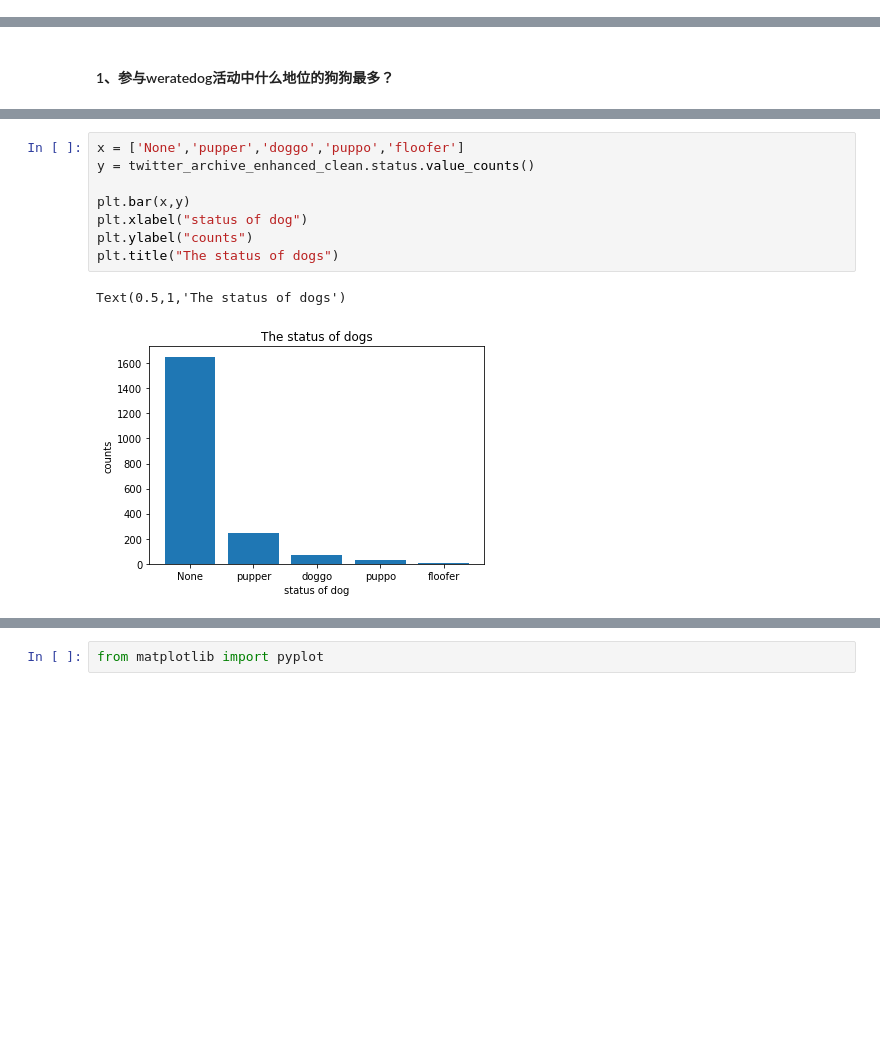
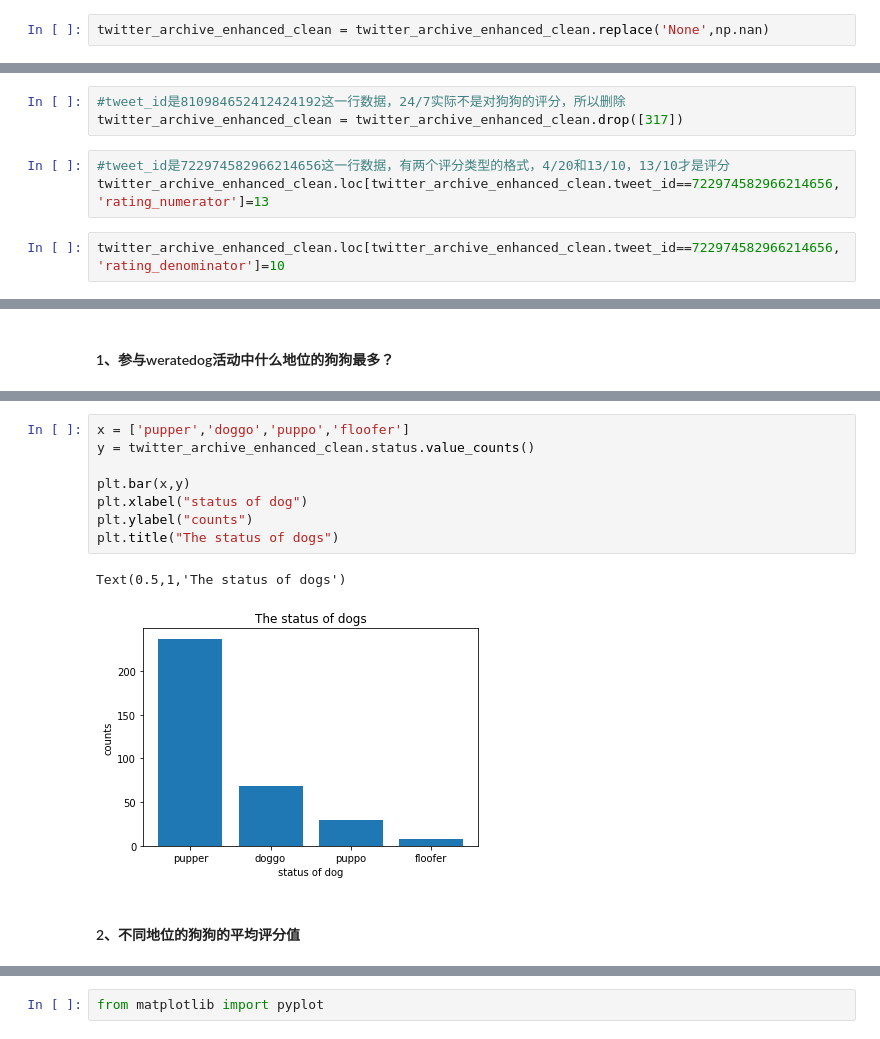
Before and after one commit to caicailf/udacity_weratedog, a Jupyter notebook: wrangle_act.ipynb, the cells around one changed output, grey strips where cells are left out. Cells and saved outputs as stored; diff of their text form; blank space fills up the shorter version.

```diff
--- a/wrangle_act.ipynb
+++ b/wrangle_act.ipynb
@@ -362,4 +475,6 @@ twitter_archive_enhanced_clean.head()
 5 rows × 21 columns
+# %%
+twitter_archive_enhanced_clean = twitter_archive_enhanced_clean.replace('None',np.nan)
 # %%
 twitter_archive_enhanced_clean[twitter_archive_enhanced_clean.type != twitter_archive_enhanced_clean.status]
 # %% [output]
@@ -516,6 +661,14 @@ twitter_archive_enhanced_clean[twitter_archive_enhanced_clean.rating_denominator
 | 1172 | 677716515794329600 | 2015-12-18 05:06:23 +0000 | IT'S PUPPERGEDDON. Total of 144/1... | 1101 | 3310 | https://pbs.twimg.com/media/CWe7k... | 1 | teddy | 0.662908 | ... |
 | 1221 | 675853064436391936 | 2015-12-13 01:41:41 +0000 | Here we have an entire platoon of... | 1447 | 2903 | https://pbs.twimg.com/media/CWEcx... | 1 | Labrador_retriever | 0.868367 | ... |
 | 1667 | 666287406224695296 | 2015-11-16 16:11:11 +0000 | This is an Albanian 3 1/2 legged ... | 71 | 152 | https://pbs.twimg.com/media/CT8g3... | 1 | Maltese_dog | 0.857531 | ... |
+# %%
+#tweet_id是810984652412424192这一行数据，24/7实际不是对狗狗的评分，所以删除
+twitter_archive_enhanced_clean = twitter_archive_enhanced_clean.drop([317])
+# %%
+#tweet_id是722974582966214656这一行数据，有两个评分类型的格式，4/20和13/10，13/10才是评分
+twitter_archive_enhanced_clean.loc[twitter_archive_enhanced_clean.tweet_id==722974582966214656,'rating_numerator']=13
+# %%
+twitter_archive_enhanced_clean.loc[twitter_archive_enhanced_clean.tweet_id==722974582966214656,'rating_denominator']=10
 # %%
 #新增一列分子除以分母
 twitter_archive_enhanced_clean['rating_score'] = twitter_archive_enhanced_clean.rating_numerator/twitter_archive_enhanced_clean.rating_denominator
@@ -629,15 +791,17 @@ floofer       9
 Name: status, dtype: int64
 # %%
-x = ['None','pupper','doggo','puppo','floofer']
+x = ['pupper','doggo','puppo','floofer']
 y = twitter_archive_enhanced_clean.status.value_counts()
 
 plt.bar(x,y)
 plt.xlabel("status of dog")
 plt.ylabel("counts")
 plt.title("The status of dogs")
 # %% [output]
 Text(0.5,1,'The status of dogs')
-[figure, old version]
+[figure, new version]
+# %% [markdown]
+#### 2、不同地位的狗狗的平均评分值
 # %%
 twitter_archive_enhanced_clean.groupby('status')['rating_score'].mean()
 # %% [output]
```
Also changed, not shown: parts of 70 cells of this notebook, 3 other files.
